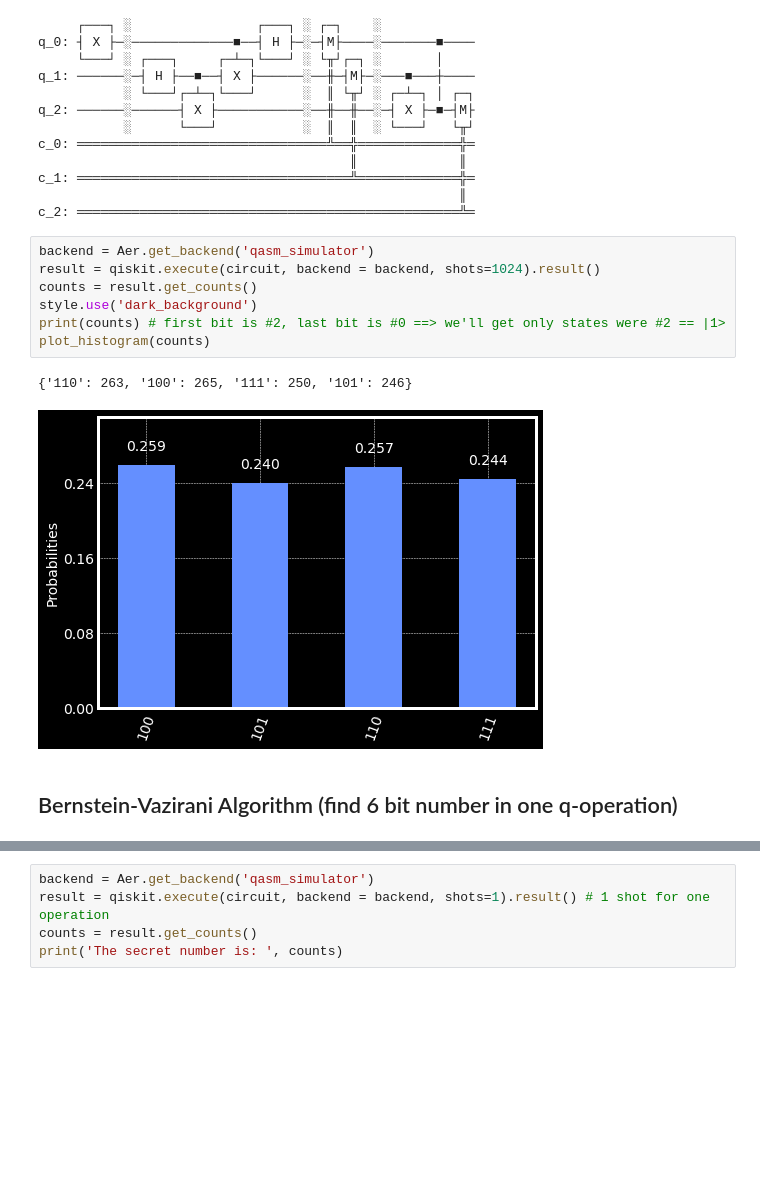
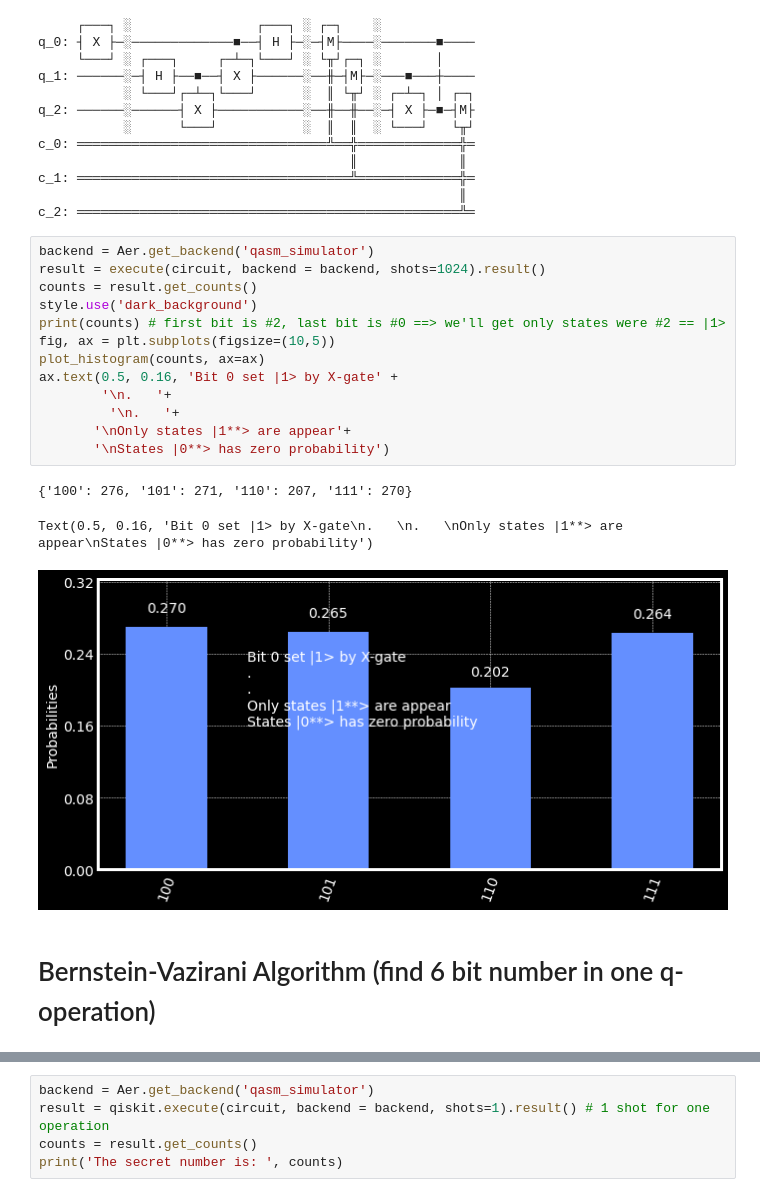
Before and after one commit to davidxcohen/quantum, a Jupyter notebook: qiskit/QisKit_try.ipynb, the cells around one changed output, grey strips where cells are left out. Cells and saved outputs as stored; diff of their text form; blank space fills up the shorter version.

```diff
--- a/qiskit/QisKit_try.ipynb
+++ b/qiskit/QisKit_try.ipynb
@@ -193,16 +203,23 @@ c_1: ═════════════════════════
 c_2: ═════════════════════════════════════════════════╩═
 # %%
 backend = Aer.get_backend('qasm_simulator')
-result = qiskit.execute(circuit, backend = backend, shots=1024).result()
+result = execute(circuit, backend = backend, shots=1024).result()
 counts = result.get_counts()
 style.use('dark_background')
 print(counts) # first bit is #2, last bit is #0 ==> we'll get only states were #2 == |1>
-plot_histogram(counts)
+fig, ax = plt.subplots(figsize=(10,5))
+plot_histogram(counts, ax=ax)
+ax.text(0.5, 0.16, 'Bit 0 set |1> by X-gate' +
+        '\n.   '+
+         '\n.   '+
+       '\nOnly states |1**> are appear'+
+       '\nStates |0**> has zero probability')
 # %% [output]
-{'110': 263, '100': 265, '111': 250, '101': 246}
+{'100': 276, '101': 271, '110': 207, '111': 270}
+Text(0.5, 0.16, 'Bit 0 set |1> by X-gate\n.   \n.   \nOnly states |1**> are appear\nStates |0**> has zero probability')
-[figure, old version]
+[figure, new version]
 # %% [markdown]
-## Bernstein-Vazirani Algorithm (find 6 bit number in one q-operation)
+# Bernstein-Vazirani Algorithm (find 6 bit number in one q-operation)
 # %%
 secretnumber = '101001'
 circuit = QuantumCircuit(6+1, 6)
```
Also changed, not shown: parts of 51 cells of this notebook.
